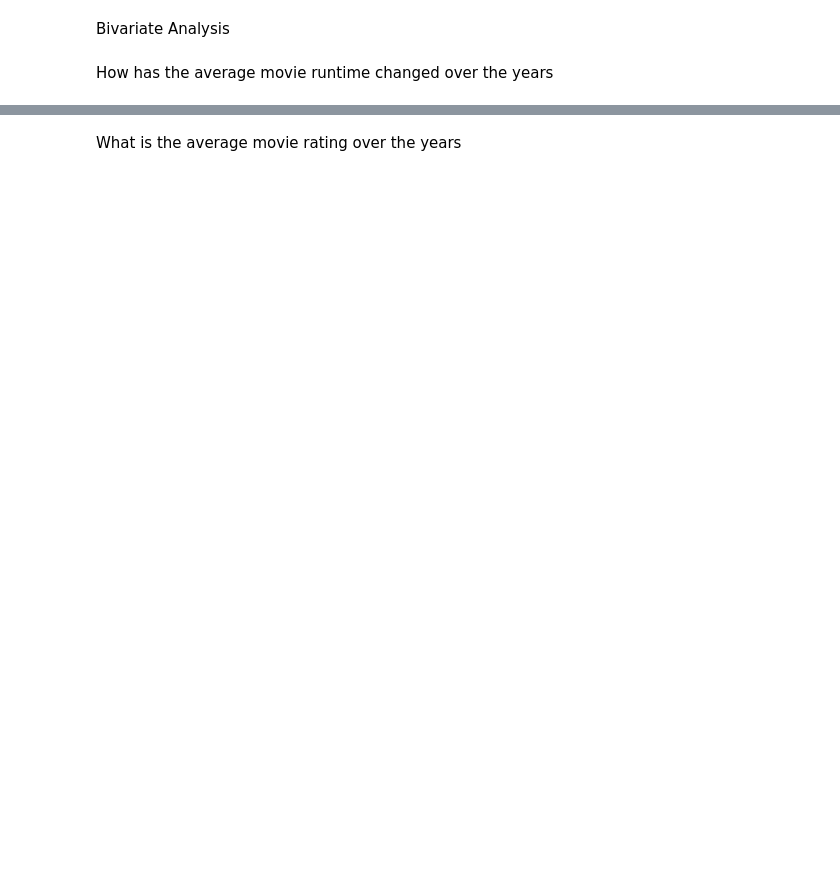
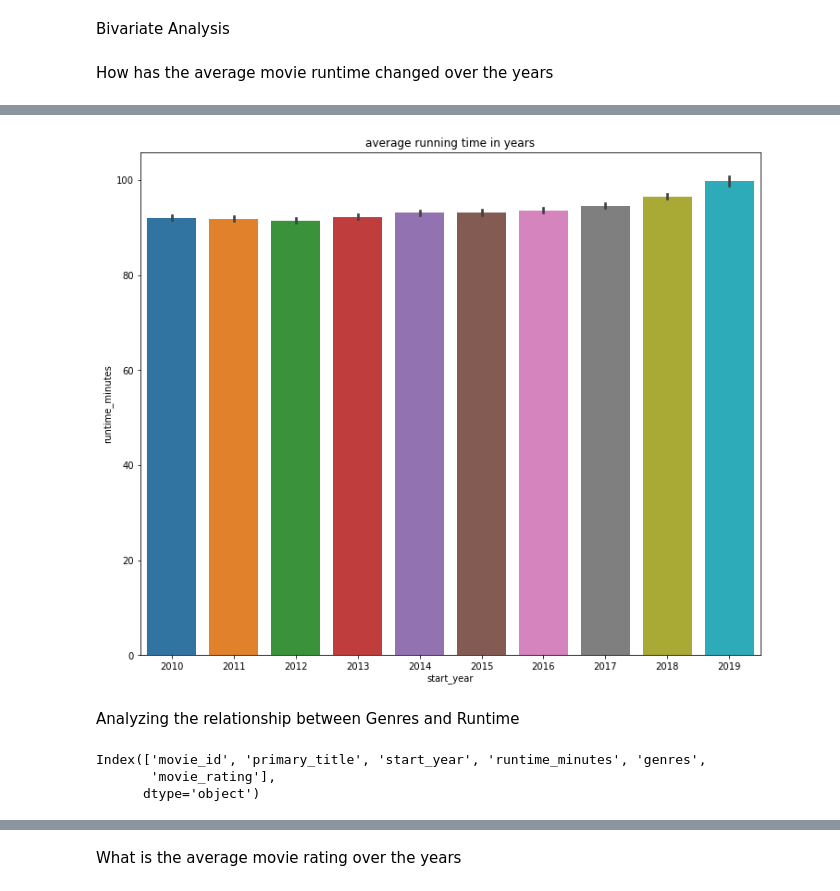
Before and after one commit to Mbachia/Movie_Project-1, a Jupyter notebook: project.ipynb, the cells around one changed output, grey strips where cells are left out. Drawn from its saved outputs; the diff is of its cells as text; code cells hidden in the pictures; blank space fills up the shorter version.

```diff
--- a/project.ipynb
+++ b/project.ipynb
@@ -226,5 +533,16 @@ print(runtime_changes_over_years)
 # %%
-#To visualize this runtime changes
+#To visualize the average runtime through the years
+plt.figure(figsize=(12,10))
 sns.barplot(x='start_year', y='runtime_minutes', data=df)
-plt.title('Changes in running time in years')
+plt.title('average running time in years')
 plt.show()
+# %% [output]
+[figure, added]
+# %% [markdown]
+Analyzing the relationship between Genres and Runtime
+# %%
+df.columns
+# %% [output]
+Index(['movie_id', 'primary_title', 'start_year', 'runtime_minutes', 'genres',
+       'movie_rating'],
+      dtype='object')
```
Also changed, not shown: parts of 58 cells of this notebook.
